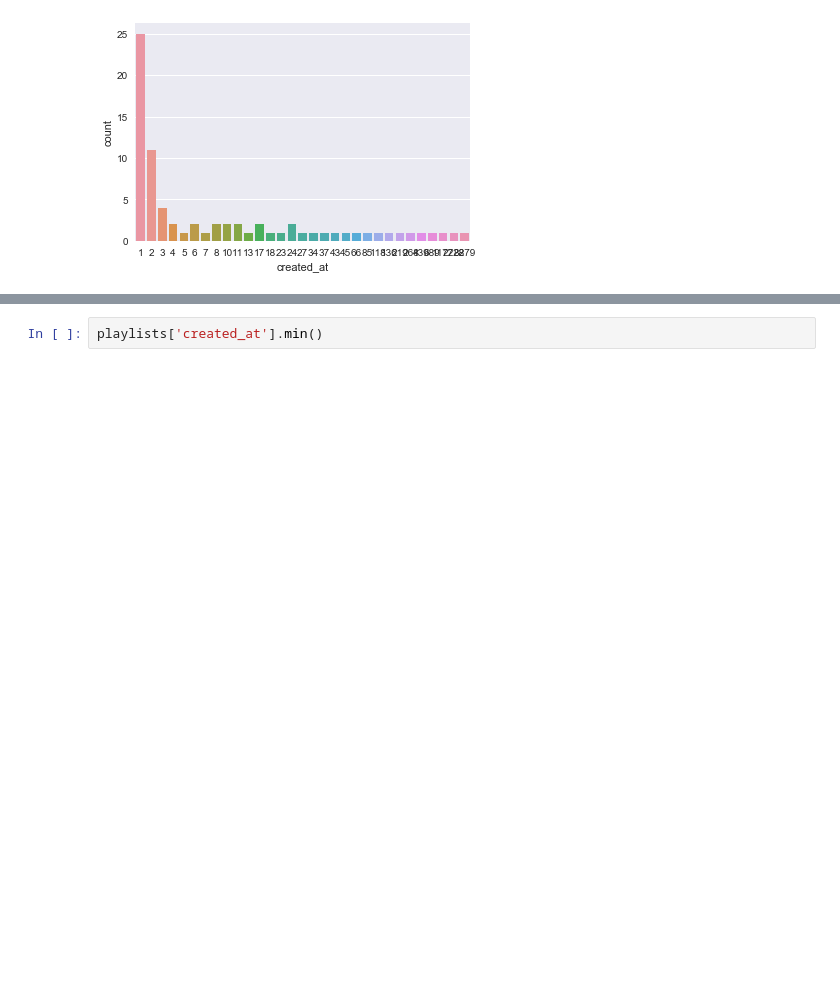
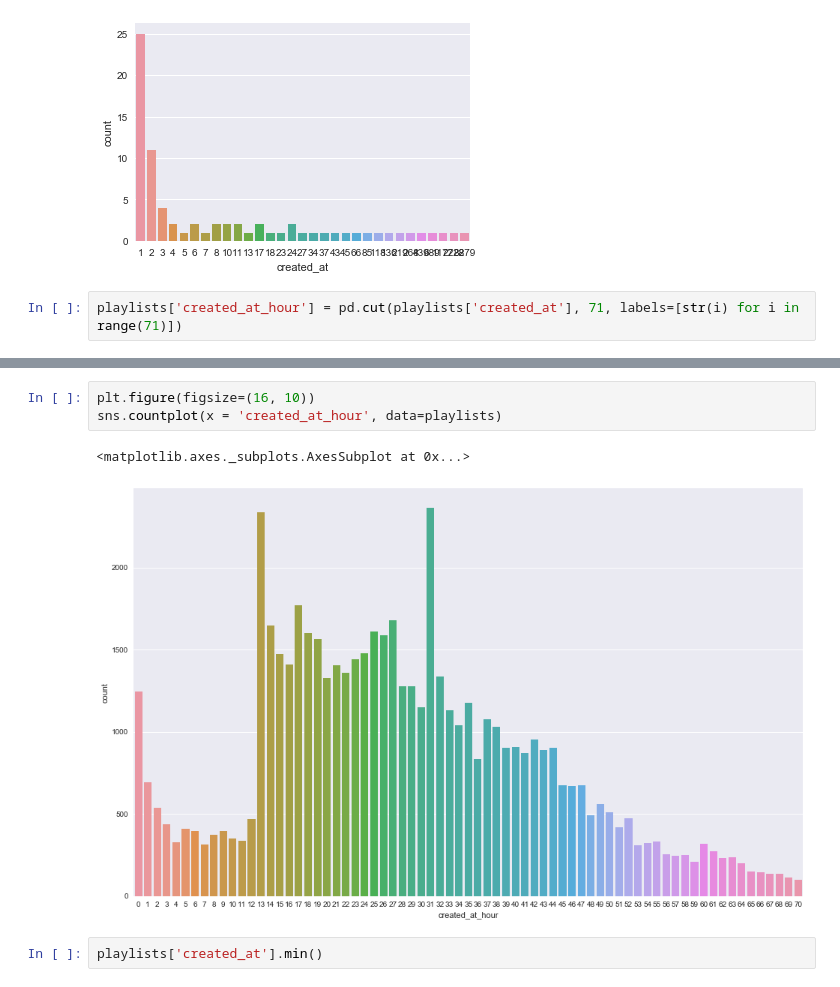
Before and after one commit to battuzz/RS_Challenge, a Jupyter notebook: FirstAnalysis.ipynb, the cells around one changed output, grey strips where cells are left out. Cells and saved outputs as stored; diff of their text form; blank space fills up the shorter version.

```diff
--- a/FirstAnalysis.ipynb
+++ b/FirstAnalysis.ipynb
@@ -77,3 +185,5 @@ sns.countplot(x='created_at', data=p2)
 # %% [output]
 <matplotlib.axes._subplots.AxesSubplot at 0x...>
 [figure]
+# %%
+playlists['created_at_hour'] = pd.cut(playlists['created_at'], 71, labels=[str(i) for i in range(71)])
@@ -80,3 +199,9 @@ sns.countplot(x='created_at', data=p2)
+# %%
+plt.figure(figsize=(16, 10))
+sns.countplot(x = 'created_at_hour', data=playlists)
+# %% [output]
+<matplotlib.axes._subplots.AxesSubplot at 0x...>
+[figure, added]
 # %%
 playlists['created_at'].min()
 # %% [output]
```
Also changed, not shown: parts of 20 cells of this notebook, 7 other files.
